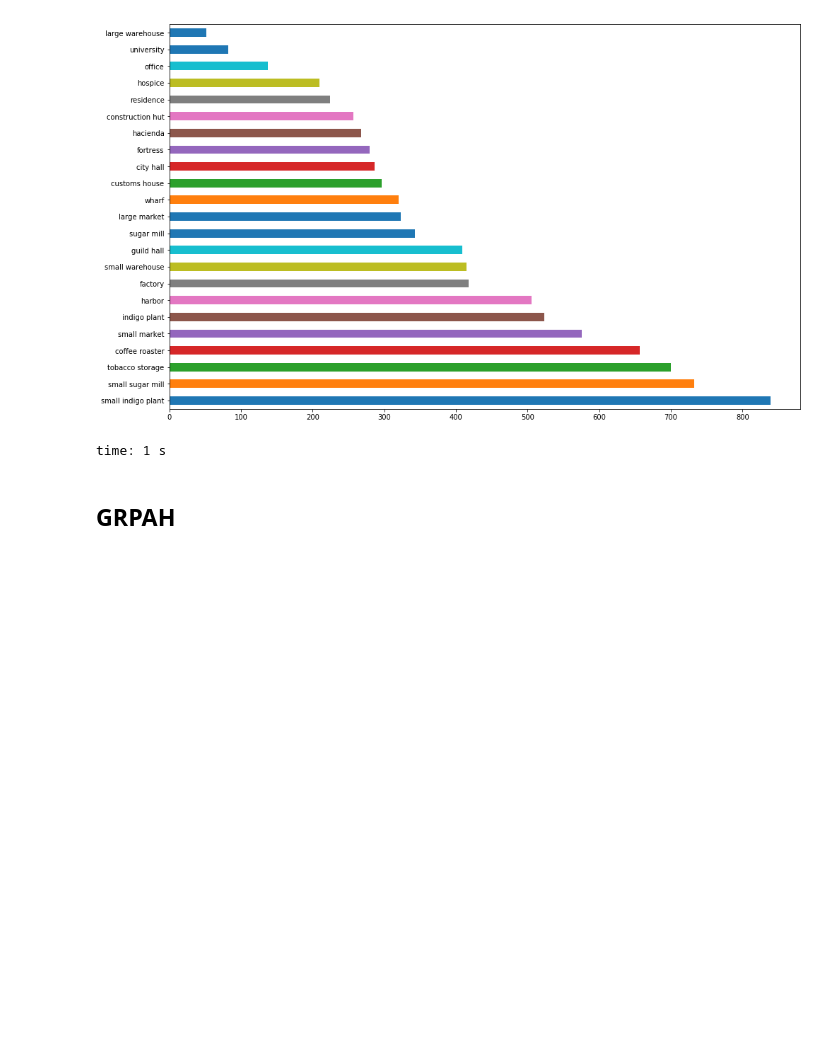
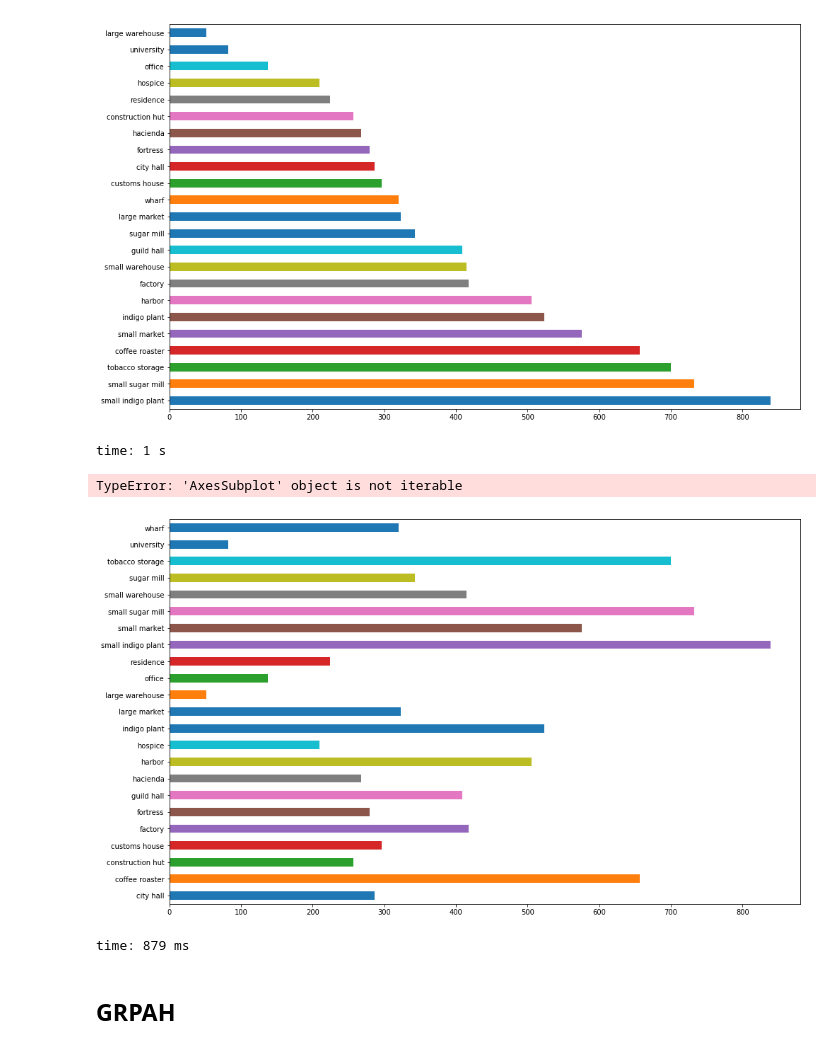
Before and after one commit to xiwix/binder, a Jupyter notebook: bga.puertorico.analyze.ipynb, the cells around one changed output. Cells and saved outputs as stored; diff of their text form; code cells hidden in the pictures; blank space fills up the shorter version.

```diff
--- a/bga.puertorico.analyze.ipynb
+++ b/bga.puertorico.analyze.ipynb
@@ -411,6 +411,13 @@ s.sort_values(ascending=False).plot.barh()
 <matplotlib.axes._subplots.AxesSubplot at 0x...>
 [figure]
 time: 1 s
+# %%
+fig, ax = s.plot.barh()
+plt.show()
+# %% [output]
+TypeError: 'AxesSubplot' object is not iterable
+[figure, added]
+time: 879 ms
 # %% [markdown]
 ## GRPAH
 # %%
```
Also changed, not shown: parts of 3 cells of this notebook.
